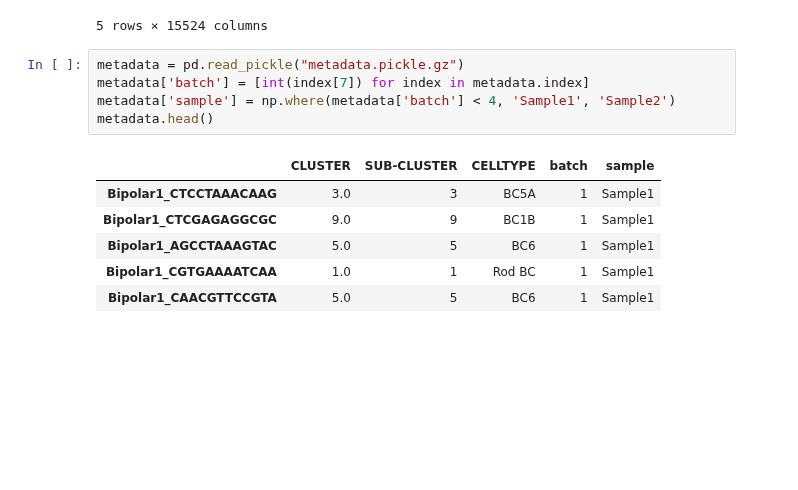
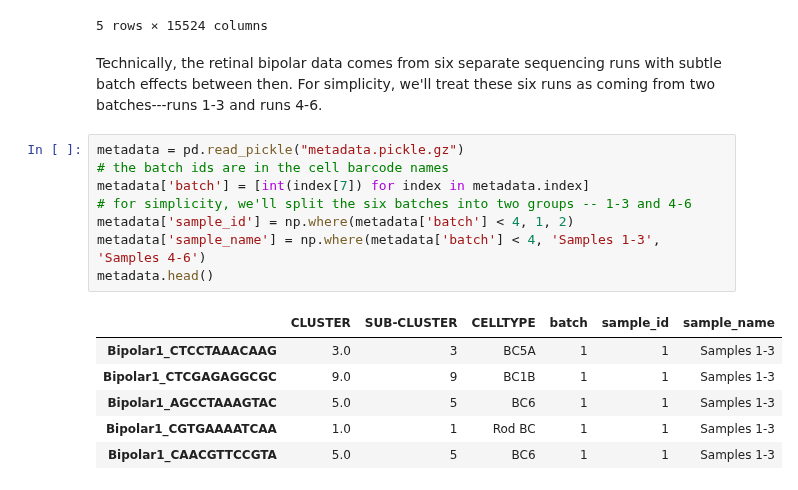
Before and after one commit to KrishnaswamyLab/SingleCellWorkshop, a Jupyter notebook: exercises/Deep_Learning/notebooks/02_Exploratory_analysis_of_single_cell_data_with_SAUCIE.ipynb, the cells around one changed output. Saved outputs shown, nothing was run; the diff lists cells and outputs as text; blank space fills up the shorter version.

```diff
--- a/exercises/Deep_Learning/notebooks/02_Exploratory_analysis_of_single_cell_data_with_SAUCIE.ipynb
+++ b/exercises/Deep_Learning/notebooks/02_Exploratory_analysis_of_single_cell_data_with_SAUCIE.ipynb
@@ -47,15 +48,20 @@ data_raw.head()
 | Bipolar1_CGTGAAAATCAA | 0.0 | 0.0 | 0.0 | 0.0 | 0.0 | 0.0 | ... |
 | Bipolar1_CAACGTTCCGTA | 0.0 | 0.0 | 0.0 | 0.0 | 0.0 | 0.0 | ... |
 5 rows × 15524 columns
+# %% [markdown]
+Technically, the retinal bipolar data comes from six separate sequencing runs with subtle batch effects between then. For simplicity, we'll treat these six runs as coming from two batches---runs 1-3 and runs 4-6.
 # %%
 metadata = pd.read_pickle("metadata.pickle.gz")
+# the batch ids are in the cell barcode names
 metadata['batch'] = [int(index[7]) for index in metadata.index]
-metadata['sample'] = np.where(metadata['batch'] < 4, 'Sample1', 'Sample2')
+# for simplicity, we'll split the six batches into two groups -- 1-3 and 4-6
+metadata['sample_id'] = np.where(metadata['batch'] < 4, 1, 2)
+metadata['sample_name'] = np.where(metadata['batch'] < 4, 'Samples 1-3', 'Samples 4-6')
 metadata.head()
 # %% [output]
-|  | CLUSTER | SUB-CLUSTER | CELLTYPE | batch | sample |
-| Bipolar1_CTCCTAAACAAG | 3.0 | 3 | BC5A | 1 | Sample1 |
-| Bipolar1_CTCGAGAGGCGC | 9.0 | 9 | BC1B | 1 | Sample1 |
-| Bipolar1_AGCCTAAAGTAC | 5.0 | 5 | BC6 | 1 | Sample1 |
-| Bipolar1_CGTGAAAATCAA | 1.0 | 1 | Rod BC | 1 | Sample1 |
-| Bipolar1_CAACGTTCCGTA | 5.0 | 5 | BC6 | 1 | Sample1 |
+|  | CLUSTER | SUB-CLUSTER | CELLTYPE | batch | sample_id | sample_name |
+| Bipolar1_CTCCTAAACAAG | 3.0 | 3 | BC5A | 1 | 1 | Samples 1-3 |
+| Bipolar1_CTCGAGAGGCGC | 9.0 | 9 | BC1B | 1 | 1 | Samples 1-3 |
+| Bipolar1_AGCCTAAAGTAC | 5.0 | 5 | BC6 | 1 | 1 | Samples 1-3 |
+| Bipolar1_CGTGAAAATCAA | 1.0 | 1 | Rod BC | 1 | 1 | Samples 1-3 |
+| Bipolar1_CAACGTTCCGTA | 5.0 | 5 | BC6 | 1 | 1 | Samples 1-3 |
```
Also changed, not shown: parts of 36 cells of this notebook.
